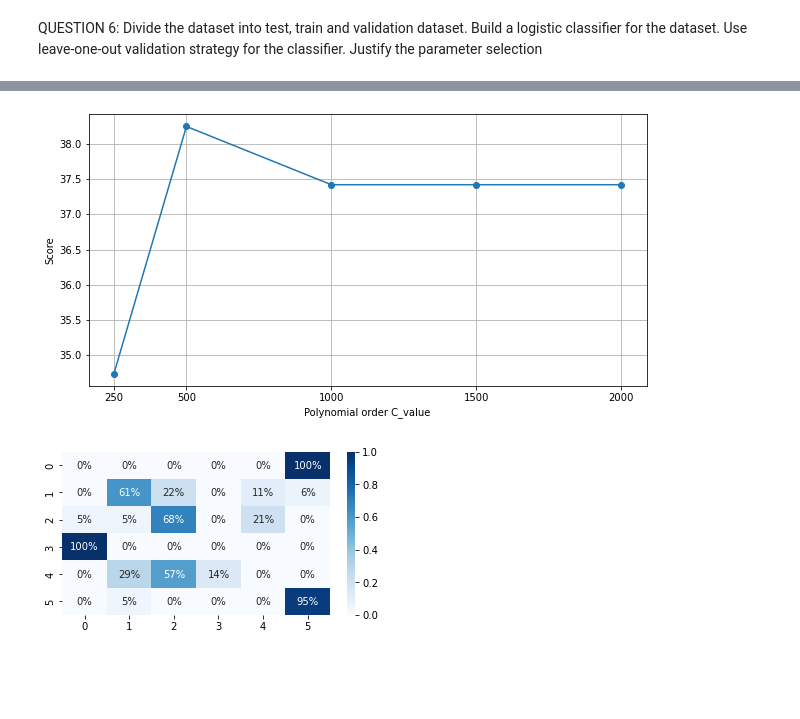
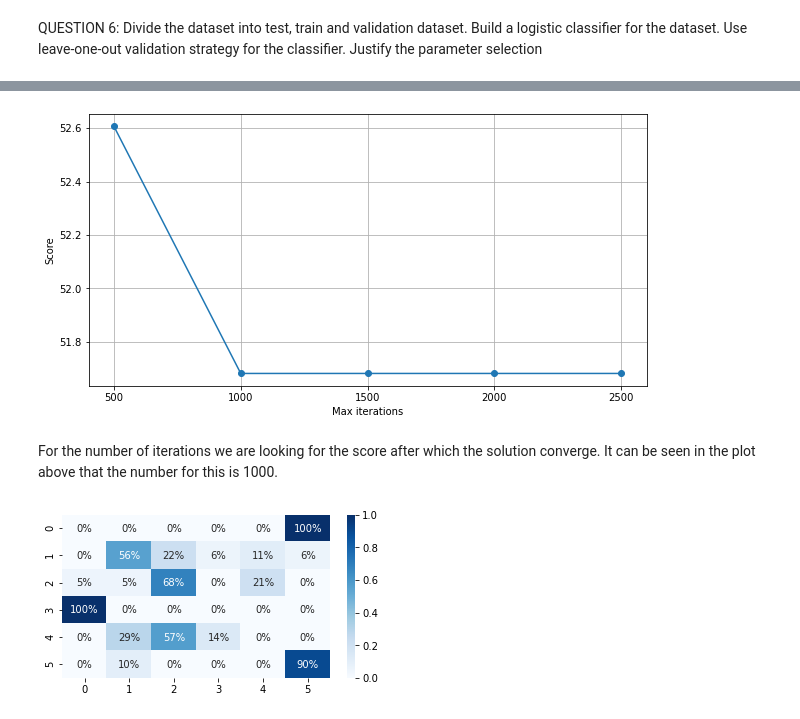
Before and after one commit to tamarvooijs/Applied-Machine-Learning, a Jupyter notebook: Week3/Assignment3_16.ipynb, the cells around one changed output, grey strips where cells are left out. Cells and saved outputs as stored; diff of their text form; code cells hidden in the pictures; blank space fills up the shorter version.

```diff
--- a/Week3/Assignment3_16.ipynb
+++ b/Week3/Assignment3_16.ipynb
@@ -280,6 +280,6 @@ For Logistic Regression l2 regression is default. C is the inverse of regulation
 # %%
 C_values = [1e2, 1e3, 1e4, 1e5, 1e6, 1e7]
-max_iterations = [250, 500, 1000, 1500, 2000]
+max_iterations = [500, 1000, 1500, 2000, 2500]
 # %%
 def calculate_diagonal(matrix):
     numb = len(matrix)
@@ -296,9 +296,9 @@ for i, C_value in enumerate(C_values):
 
     # Create an instance of Logistic Regression Classifier and fit the data.
     logreg.fit(X_train, Y_train)
-    Ypred_test = logreg.predict(X_test)
+    Ypred_val = logreg.predict(X_validate)
 
-    matrix = confusion_matrix(Y_test, Ypred_test, normalize='true')
+    matrix = confusion_matrix(Y_validate, Ypred_val, normalize='true')
 
 
     values[C_value] = calculate_diagonal(matrix)
@@ -336,9 +320,9 @@ for i, max_iteration in enumerate(max_iterations):
 
     # Create an instance of Logistic Regression Classifier and fit the data.
     logreg.fit(X_train, Y_train)
-    Ypred_test = logreg.predict(X_test)
+    Ypred_val = logreg.predict(X_validate)
 
-    matrix = confusion_matrix(Y_test, Ypred_test, normalize='true')
+    matrix = confusion_matrix(Y_validate, Ypred_val, normalize='true')
 
 
     values_iter[max_iteration] = calculate_diagonal(matrix)
@@ -360,10 +329,12 @@ Please also refer to the documentation for alternative solver options:
 # %%
 plt.figure(figsize=(10, 5))
 plt.plot(max_iterations, list(values_iter.values()), 'o-')
 plt.xticks(max_iterations)
-plt.xlabel('Polynomial order C_value')
+plt.xlabel('Max iterations')
 plt.ylabel('Score')
 plt.grid()
 # %% [output]
-[figure, old version]
+[figure, new version]
+# %% [markdown]
+For the number of iterations we are looking for the score after which the solution converge. It can be seen in the plot above that the number for this is 1000.
 # %%
```
Also changed, not shown: parts of 19 cells of this notebook.
